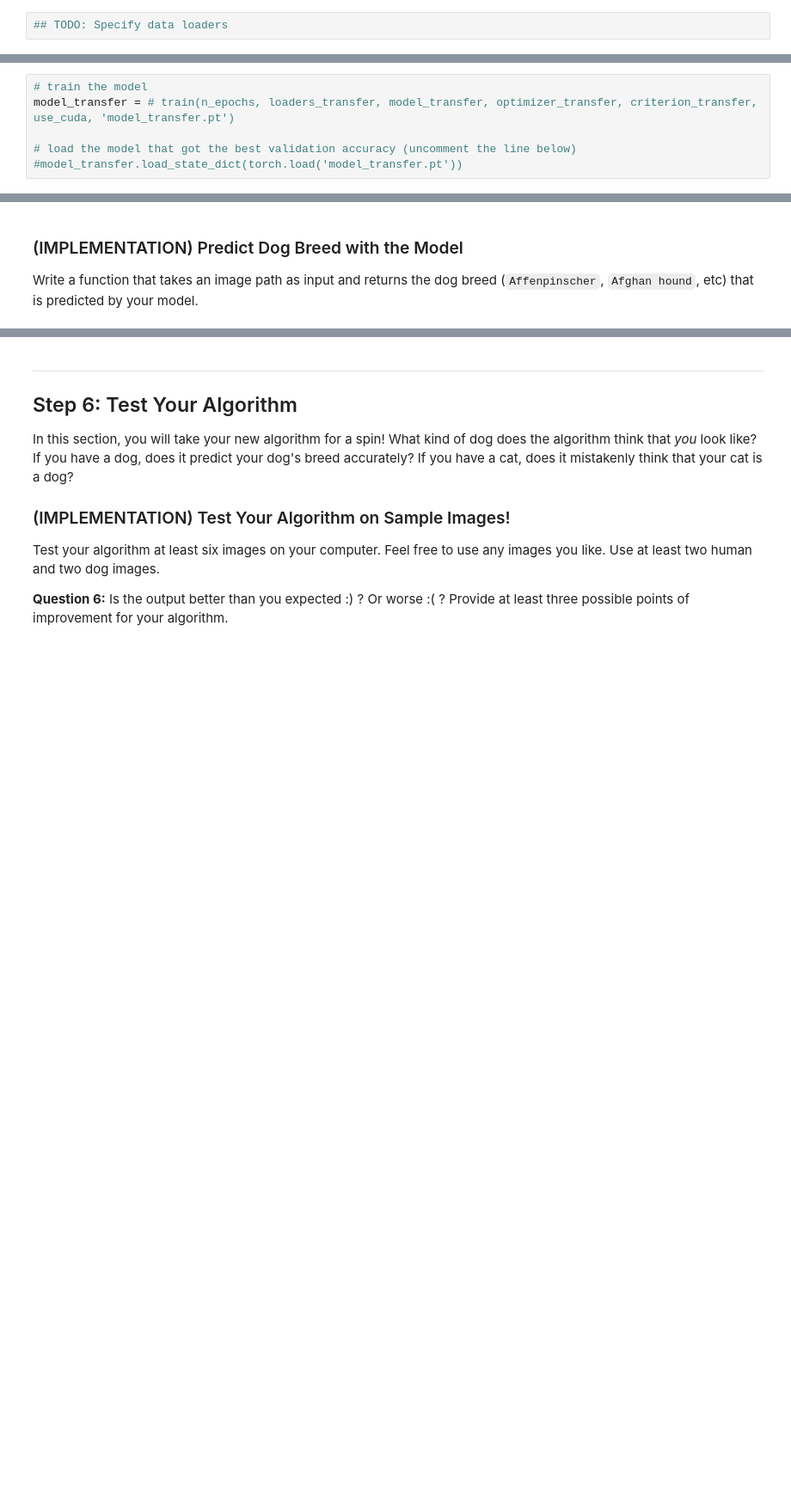
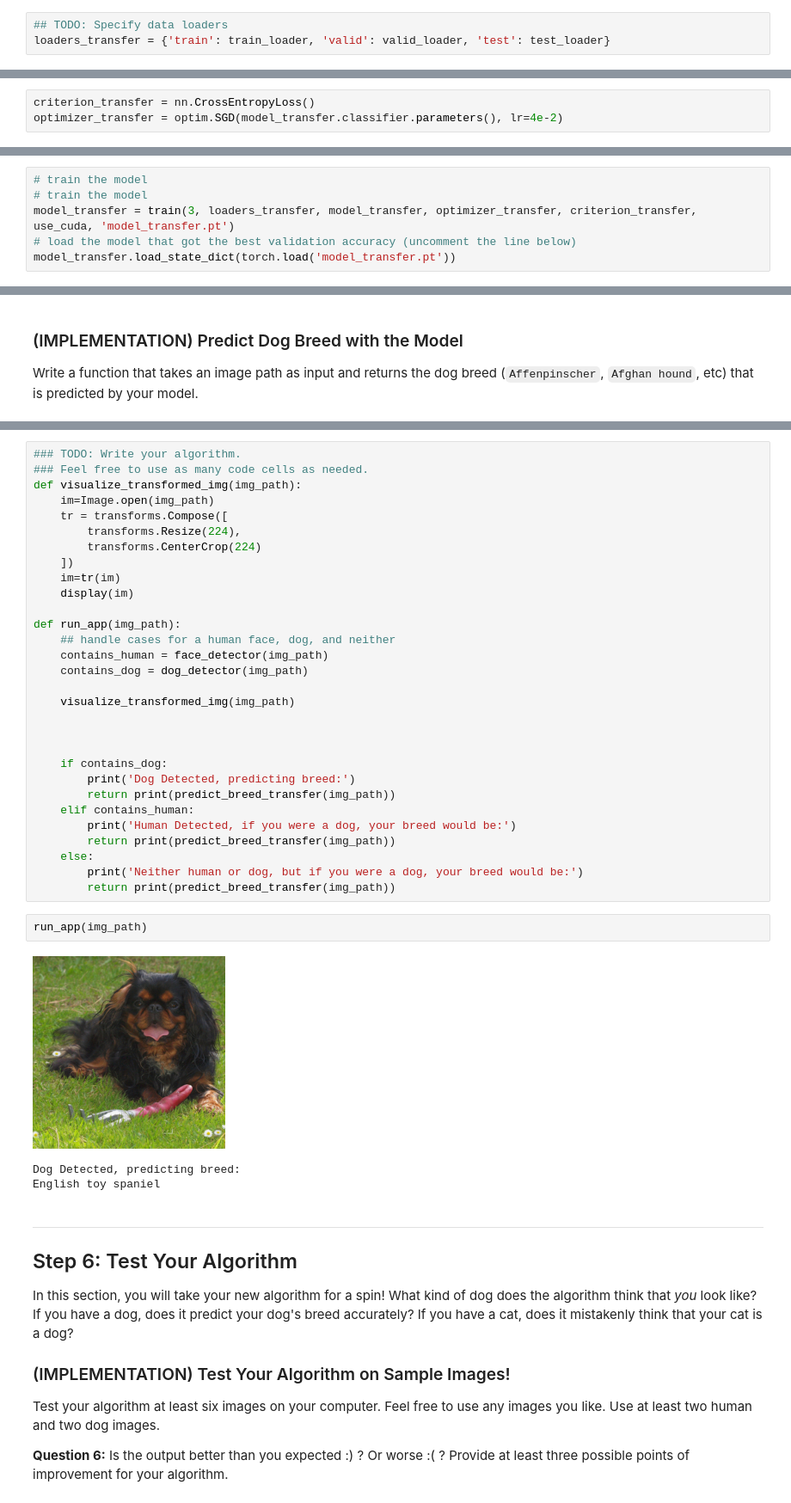
Before and after one commit to aruanalucena/deep-learning-v2-pytorch, a Jupyter notebook: project-dog-classification/dog_app.ipynb, the cells around one changed output, grey strips where cells are left out. Shown at 86% size. Saved outputs shown, nothing was run; the diff lists cells and outputs as text; blank space fills up the shorter version.

```diff
--- a/project-dog-classification/dog_app.ipynb
+++ b/project-dog-classification/dog_app.ipynb
@@ -756,6 +756,7 @@ Use the code cell below to write three separate [data loaders](http://pytorch.or
 If you like, **you are welcome to use the same data loaders from the previous step**, when you created a CNN from scratch.
 # %%
 ## TODO: Specify data loaders
+loaders_transfer = {'train': train_loader, 'valid': valid_loader, 'test': test_loader}
 # %% [markdown]
 ### (IMPLEMENTATION) Model Architecture
 
@@ -783,10 +794,13 @@ optimizer_transfer = None
+# %%
+criterion_transfer = nn.CrossEntropyLoss()
+optimizer_transfer = optim.SGD(model_transfer.classifier.parameters(), lr=4e-2)
 # %% [markdown]
 ### (IMPLEMENTATION) Train and Validate the Model
 
 Train and validate your model in the code cell below.  [Save the final model parameters](http://pytorch.org/docs/master/notes/serialization.html) at filepath `'model_transfer.pt'`.
 # %%
 # train the model
-model_transfer = # train(n_epochs, loaders_transfer, model_transfer, optimizer_transfer, criterion_transfer, use_cuda, 'model_transfer.pt')
-
+# train the model
+model_transfer = train(3, loaders_transfer, model_transfer, optimizer_transfer, criterion_transfer, use_cuda, 'model_transfer.pt')
 # load the model that got the best validation accuracy (uncomment the line below)
-#model_transfer.load_state_dict(torch.load('model_transfer.pt'))
+model_transfer.load_state_dict(torch.load('model_transfer.pt'))
@@ -837,3 +892,39 @@ def run_app(img_path):
+# %%
+### TODO: Write your algorithm.
+### Feel free to use as many code cells as needed.
+def visualize_transformed_img(img_path):
+    im=Image.open(img_path)
+    tr = transforms.Compose([
+        transforms.Resize(224),
+        transforms.CenterCrop(224)
+    ])
+    im=tr(im)
+    display(im)
+
+def run_app(img_path):
+    ## handle cases for a human face, dog, and neither
+    contains_human = face_detector(img_path)
+    contains_dog = dog_detector(img_path)
+
+    visualize_transformed_img(img_path)
+
+
+
+    if contains_dog:
+        print('Dog Detected, predicting breed:')
+        return print(predict_breed_transfer(img_path))
+    elif contains_human:
+        print('Human Detected, if you were a dog, your breed would be:')
+        return print(predict_breed_transfer(img_path))
+    else:
+        print('Neither human or dog, but if you were a dog, your breed would be:')
+        return print(predict_breed_transfer(img_path))
+# %%
+run_app(img_path)
+# %% [output]
+[figure, added]
+Dog Detected, predicting breed:
+English toy spaniel
 # %% [markdown]
 ---
 <a id='step6'></a>
```
Also changed, not shown: parts of 30 cells of this notebook.
